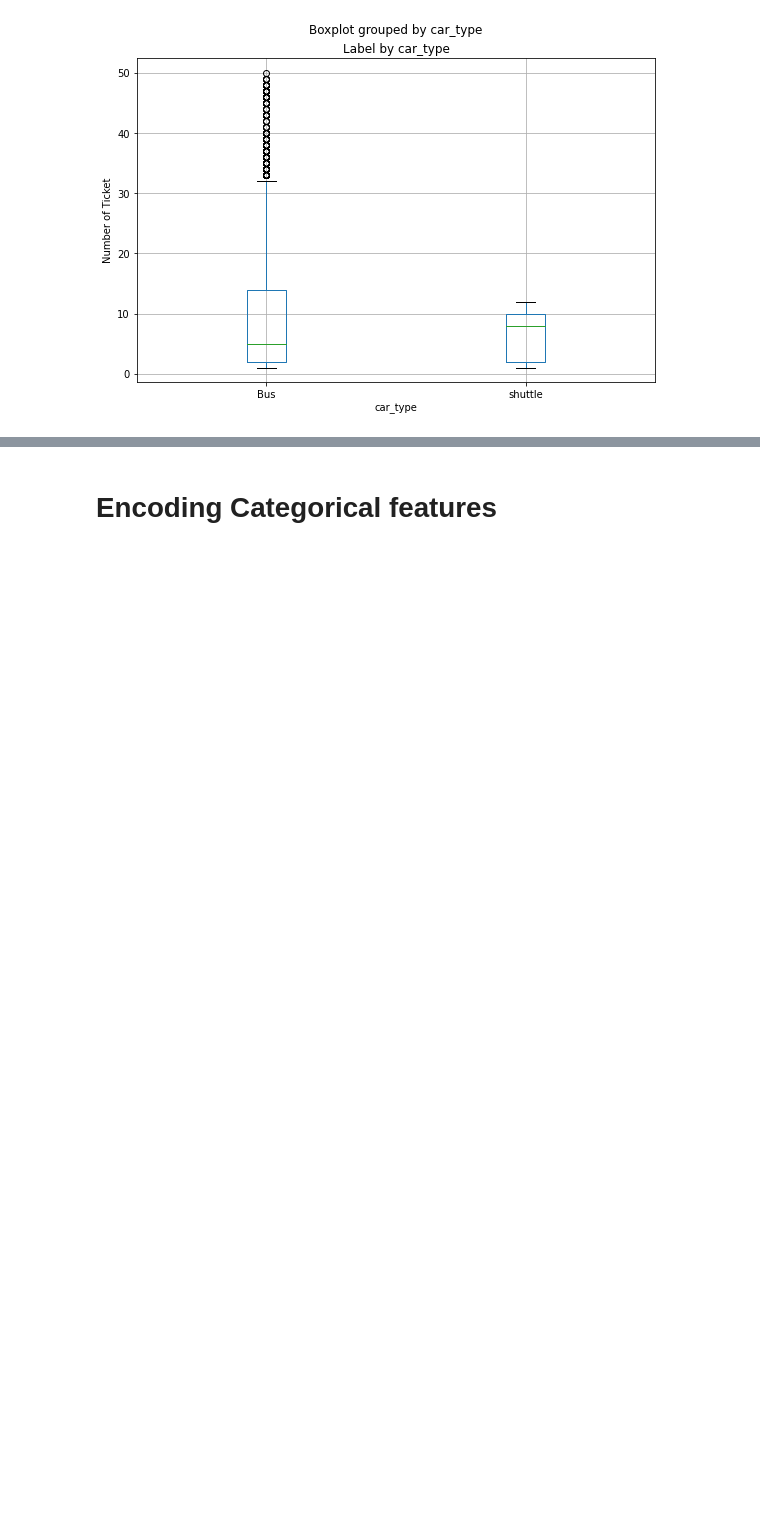
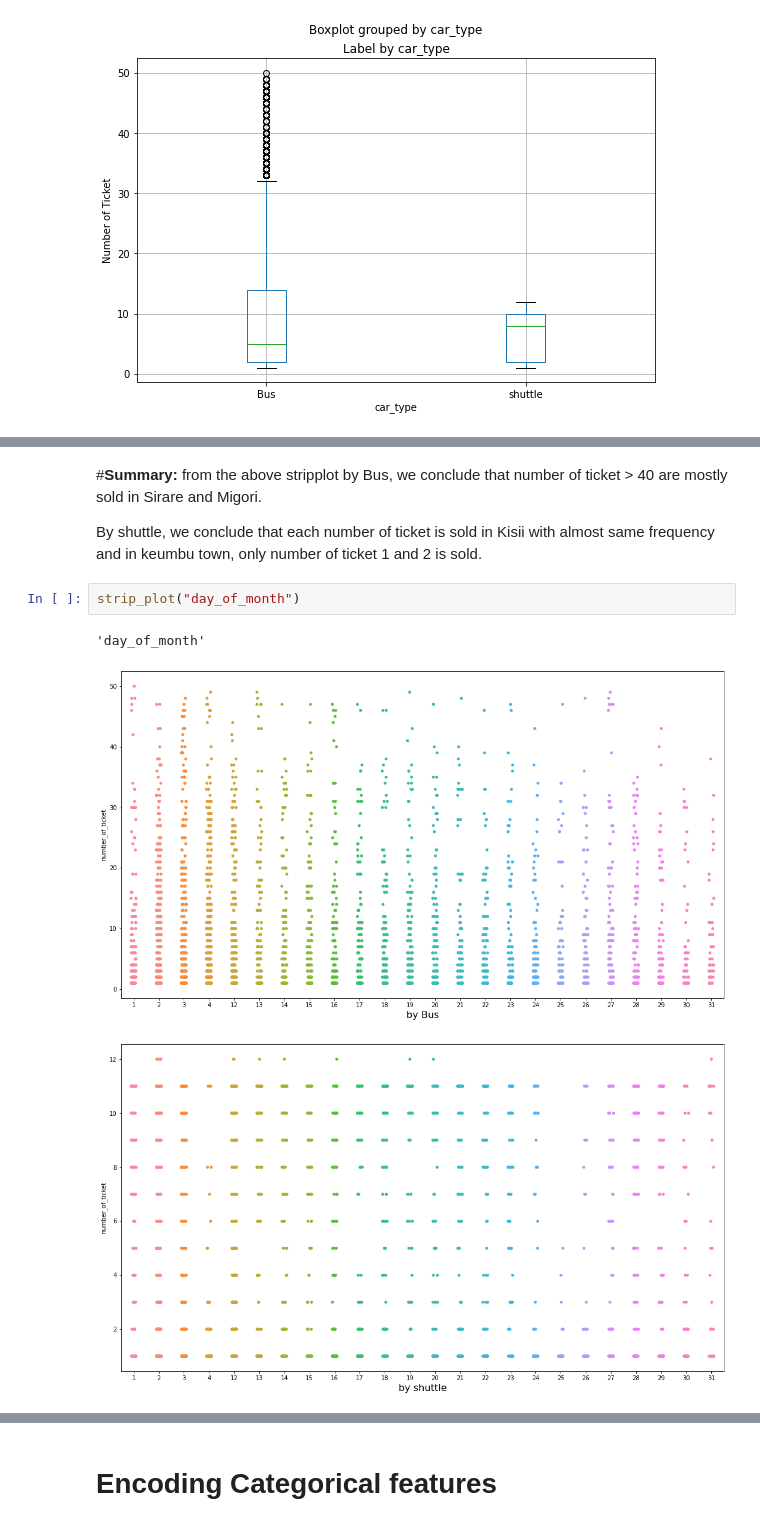
Before and after one commit to Shreya-data/Transport-Demand-Prediction, a Jupyter notebook: Untitled14.ipynb, the cells around one changed output, grey strips where cells are left out. Drawn from its saved outputs; the diff is of its cells as text; blank space fills up the shorter version.

```diff
--- a/Untitled14.ipynb
+++ b/Untitled14.ipynb
@@ -440,2 +489,13 @@ sns.stripplot(x='day_of_month', y="number_of_ticket", data=dataset_new)
+# %% [markdown]
+#**Summary:**
+from the above stripplot by Bus, we conclude that number of ticket > 40 are mostly sold in Sirare and Migori.
+
+By shuttle, we conclude that each number of ticket is sold in Kisii with almost same frequency and in keumbu town, only number of ticket 1 and 2 is sold.
+# %%
+strip_plot("day_of_month")
+# %% [output]
+'day_of_month'
+[figure, added]
+[figure, added]
 # %% [markdown]
 # **Summary:**
```
Also changed, not shown: parts of 86 cells of this notebook.
